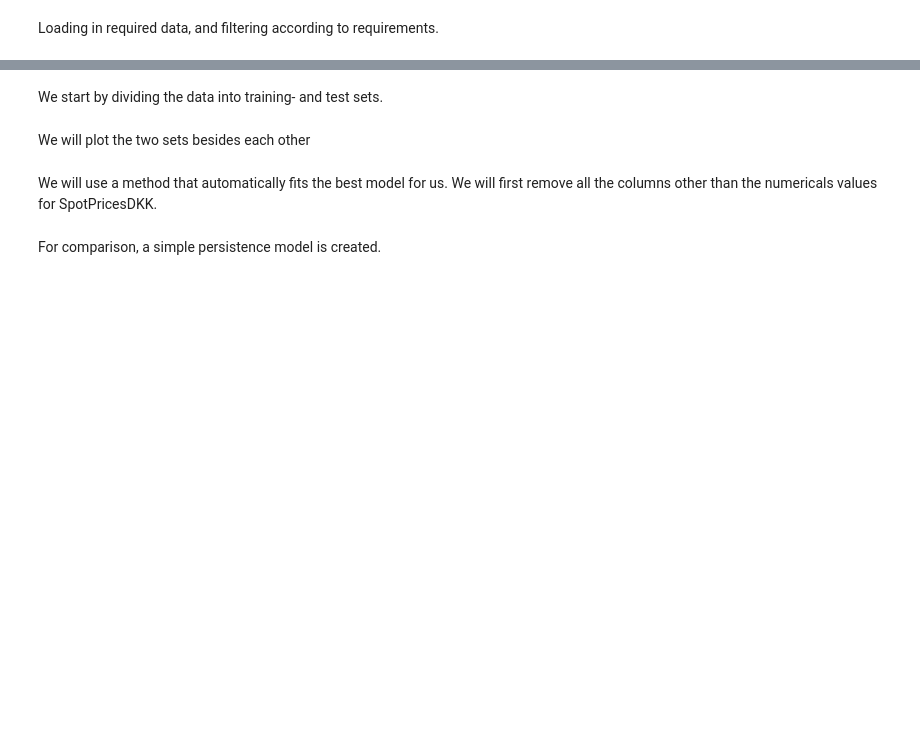
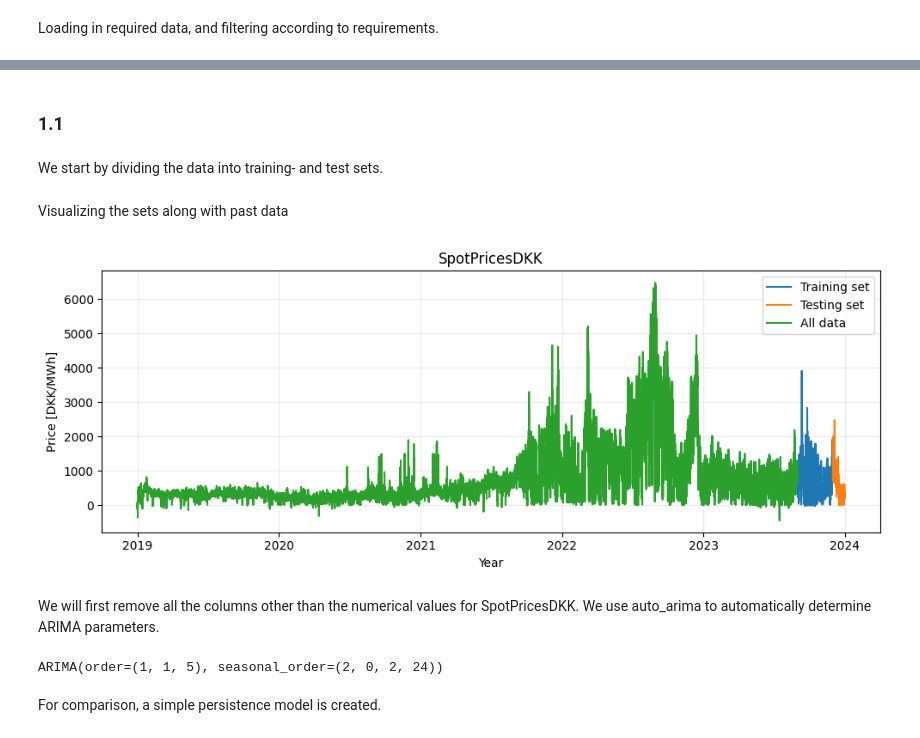
Before and after one commit to AnotherAtom/EnergyAnalytics_2, a Jupyter notebook: main.ipynb, the cells around one changed output, grey strips where cells are left out. Saved outputs shown, nothing was run; the diff lists cells and outputs as text; code cells hidden in the pictures; blank space fills up the shorter version.

```diff
--- a/main.ipynb
+++ b/main.ipynb
@@ -35,3 +43,5 @@ Use NO exogenous variables in your model and make day-ahead prediction for your
+# %% [markdown]
+### 1.1
 # %% [markdown]
 We start by dividing the data into training- and test sets.
 # %%
@@ -54,37 +64,42 @@ t_e_test= pd.Timestamp(dt.datetime(2023, 12, 31, 23, 0, 0))
 
 test = df_prices.loc[(df_prices['HourUTC'] >= t_s_test) & (df_prices['HourUTC'] <= t_e_test)]
 test = test.reset_index(drop=True)
-# %% [markdown]
-We will plot the two sets besides each other
+# %% [markdown]
+Visualizing the sets along with past data
 # %%
 
-plt.figure(figsize=(15, 4), dpi=100)
+plt.figure(figsize=(10, 4), dpi=100)
 
 plt.plot(train['HourUTC'], train['SpotPriceDKK'])
 plt.plot(test['HourUTC'], test['SpotPriceDKK'])
-plt.plot(data_all['HourUTC'], data_all['SpotPriceDKK'], alpha=0.25)
+plt.plot(data_all['HourUTC'], data_all['SpotPriceDKK'], alpha=1)
 
 
 plt.title('SpotPricesDKK')
 plt.xlabel('Year')
 plt.ylabel('Price [DKK/MWh]')
 
 plt.legend(["Training set", "Testing set" , "All data"])
 plt.tight_layout()
 plt.grid(alpha=0.25)
 plt.show()
+# %% [output]
+[figure, added]
 # %% [markdown]
-We will use a method that automatically fits the best model for us. We will first remove all the columns other than the numericals values for SpotPricesDKK.
+We will first remove all the columns other than the numerical values for SpotPricesDKK.
+We use auto_arima to automatically determine ARIMA parameters.
 # %%
 train_Arima = train['SpotPriceDKK']
 test_Arima = test['SpotPriceDKK']
 
 # Automatically fit the ARIMA model
-model = pm.auto_arima(train_Arima, seasonal = True, trace = True, maxiter = 5, stepwise = True, method = 'nm', m = 24)
-#model = pm.arima.ARIMA(order=(1,1,5), seasonal_order=(2,0,2,24)) #(2,0,2)
-#model.fit(train_Arima)
+# model = pm.auto_arima(train_Arima, seasonal = True, trace = True, maxiter = 5, stepwise = True, method = 'nm', m = 24)
+model = pm.arima.ARIMA(order=(1,1,5), seasonal_order=(2,0,2,24)) #(2,0,2)
+model.fit(train_Arima)
 
 # Here the optimal model was found through auto_arima(), but later fit manually to save time during testing
+# %% [output]
+ARIMA(order=(1, 1, 5), seasonal_order=(2, 0, 2, 24))
 # %%
 # Day-ahead prediction
 pred = []
```
Also changed, not shown: parts of 31 cells of this notebook.
